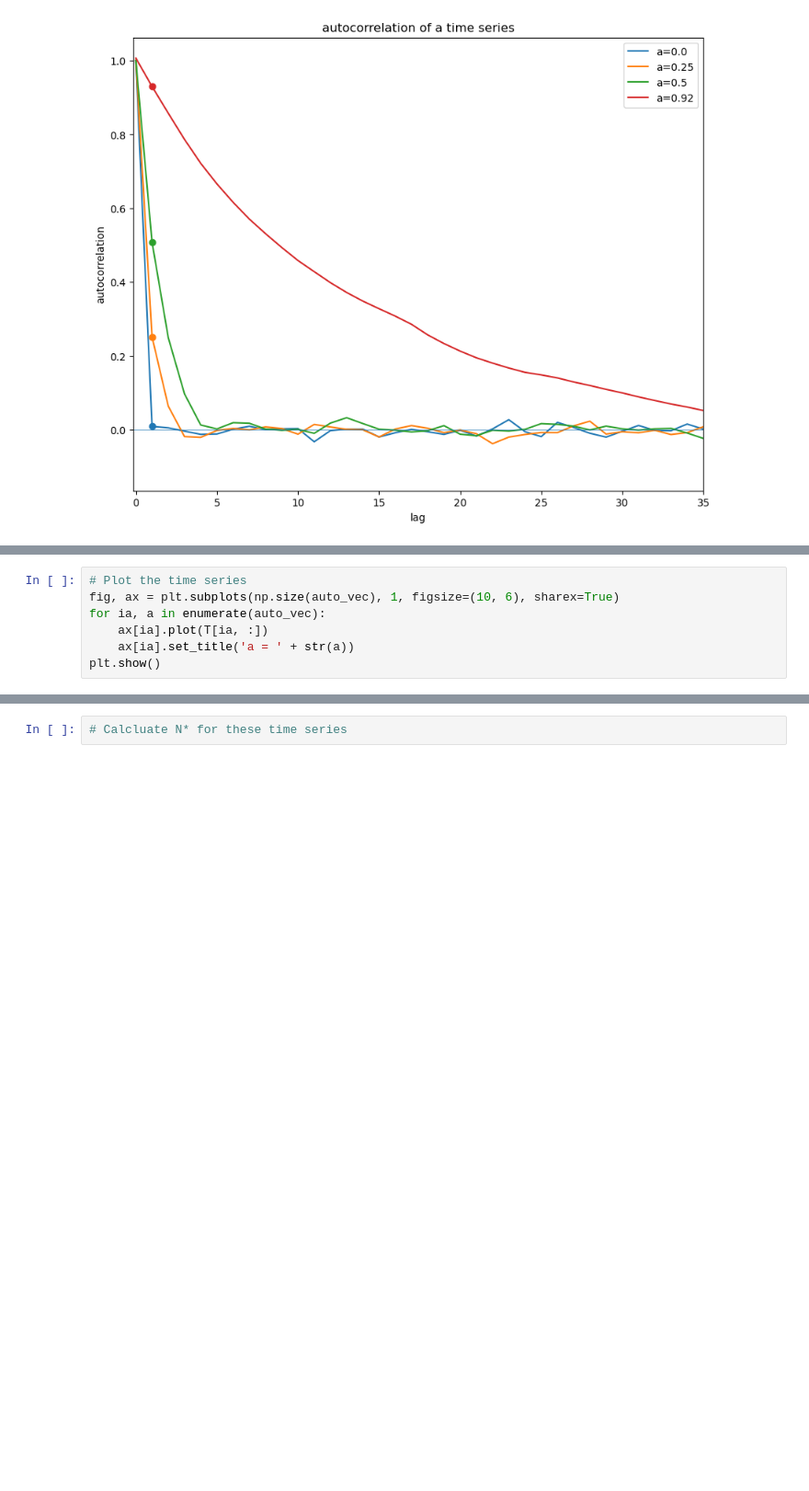
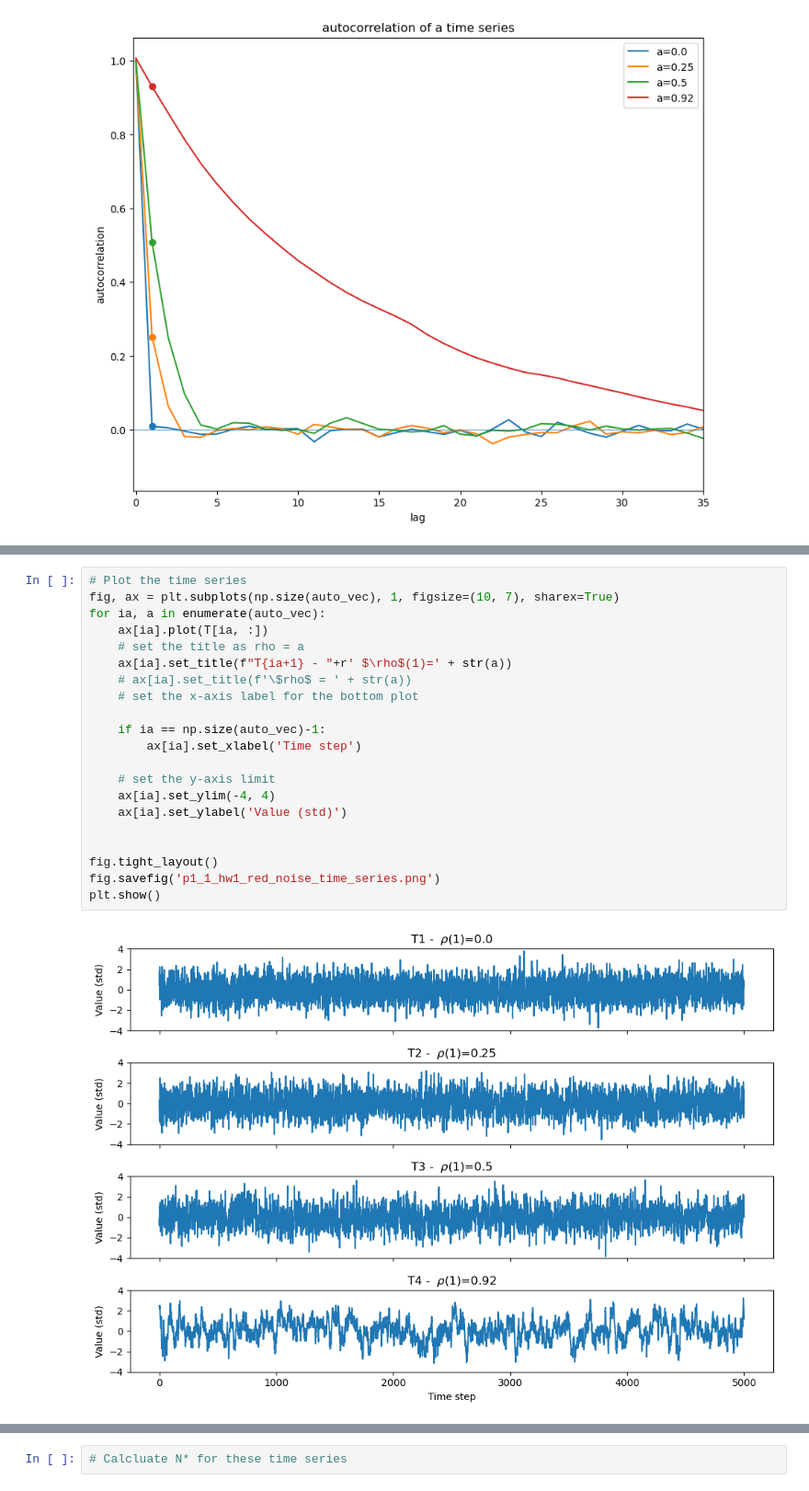
Before and after one commit to masoud-akbarzadeh/Objective_analysis_HW, a Jupyter notebook: hw3_Obj_A/hw3_pr1_obj_a.ipynb, the cells around one changed output, grey strips where cells are left out. Shown at 92% size. Saved outputs shown, nothing was run; the diff lists cells and outputs as text; blank space fills up the shorter version.

```diff
--- a/hw3_Obj_A/hw3_pr1_obj_a.ipynb
+++ b/hw3_Obj_A/hw3_pr1_obj_a.ipynb
@@ -107,8 +110,24 @@ running code for a = 0.0
 # %%
 # Plot the time series
-fig, ax = plt.subplots(np.size(auto_vec), 1, figsize=(10, 6), sharex=True)
+fig, ax = plt.subplots(np.size(auto_vec), 1, figsize=(10, 7), sharex=True)
 for ia, a in enumerate(auto_vec):
     ax[ia].plot(T[ia, :])
-    ax[ia].set_title('a = ' + str(a))
+    # set the title as rho = a
+    ax[ia].set_title(f"T{ia+1} - "+r' $\rho$(1)=' + str(a))
+    # ax[ia].set_title(f'\$rho$ = ' + str(a))
+    # set the x-axis label for the bottom plot
+
+    if ia == np.size(auto_vec)-1:
+        ax[ia].set_xlabel('Time step')
+
+    # set the y-axis limit
+    ax[ia].set_ylim(-4, 4)
+    ax[ia].set_ylabel('Value (std)')
+
+
+fig.tight_layout()
+fig.savefig('p1_1_hw1_red_noise_time_series.png')
 plt.show()
+# %% [output]
+[figure, added]
 # %%
```
Also changed, not shown: parts of 10 cells of this notebook, 12 other files.
